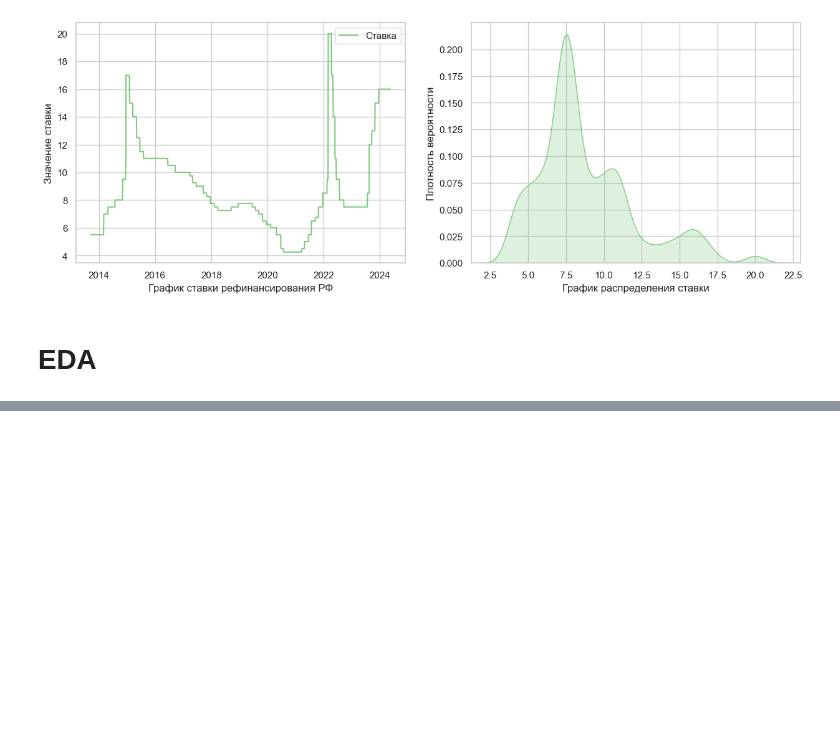
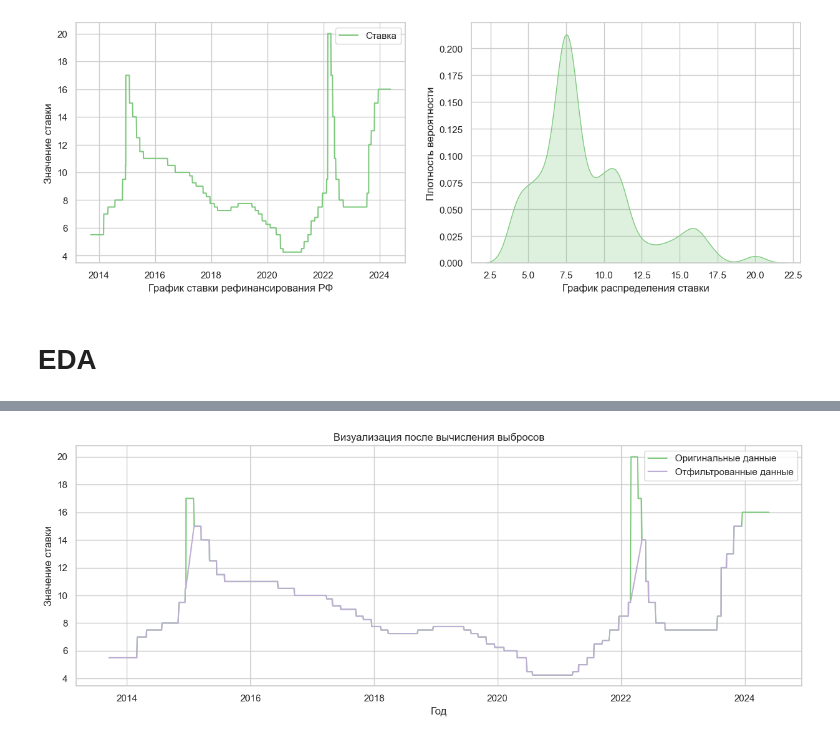
Before and after one commit to myxa95/01_Prediction_of_the_key_rate_in_the_Russian_Federation, a Jupyter notebook: notebooks/Parcer_EDA.ipynb, the cells around one changed output, grey strips where cells are left out. Drawn from its saved outputs; the diff is of its cells as text; code cells hidden in the pictures; blank space fills up the shorter version.

```diff
--- a/notebooks/Parcer_EDA.ipynb
+++ b/notebooks/Parcer_EDA.ipynb
@@ -137,0 +160,27 @@ df = df.reset_index(drop=True)
+# %%
+# Вычисление квантилей
+q1 = df["key_rate"].quantile(0.25)
+q3 = df["key_rate"].quantile(0.75)
+
+# Определение порогов для выбросов
+iqr = q3 - q1
+lower_bound = q1 - 1.5 * iqr
+upper_bound = q3 + 1.5 * iqr
+
+# Замените выбросы на NaN
+df_filtered = df[(df["key_rate"] >= lower_bound) & (df["key_rate"] <= upper_bound)]
+# %%
+fig, ax = plt.subplots(figsize=(15, 5))
+
+sns.set_theme(style="whitegrid", palette="Accent")
+
+sns.lineplot(x='date', y='key_rate', data=df, label='Оригинальные данные', ax=ax)
+sns.lineplot(x='date', y='key_rate', data=df_filtered, label='Отфильтрованные данные', ax=ax)
+
+ax.set_xlabel('Год')
+ax.set_ylabel('Значение ставки')
+ax.set_title('Визуализация после вычисления выбросов')
+ax.legend(loc='best')
+ax.grid(True)
+# %% [output]
+[figure, added]
```
Also changed, not shown: parts of 12 cells of this notebook, 6 other files.
